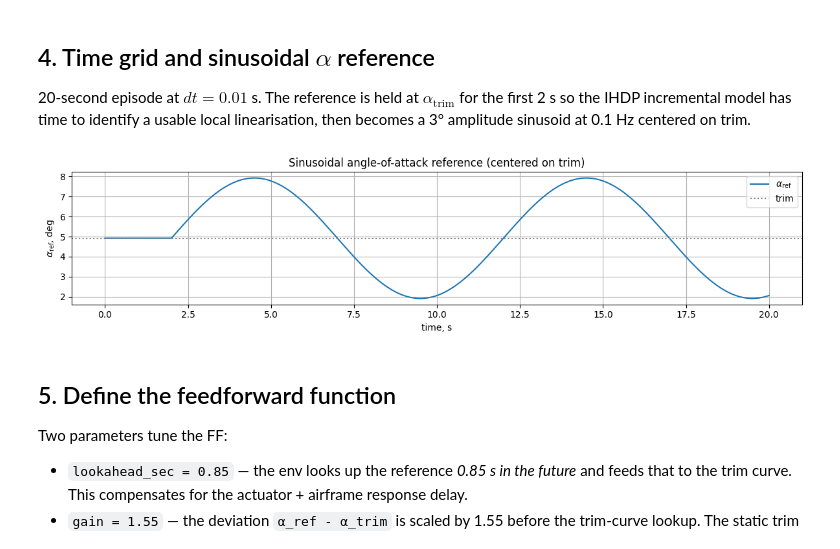
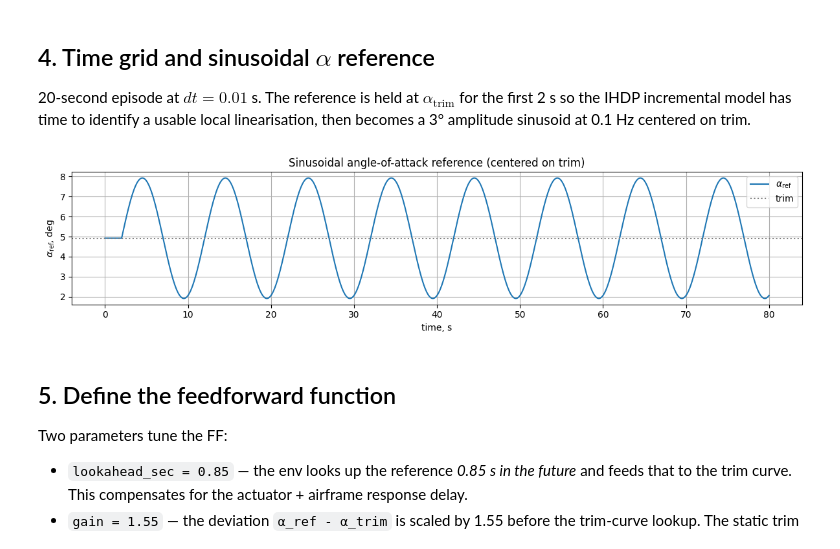
Before and after one commit to TensorAeroSpace/TensorAeroSpace, a Jupyter notebook: example/reinforcement_learning/example_ihdp_nonlinear_f16.ipynb, the cells around one changed output. Cells and saved outputs as stored; diff of their text form; code cells hidden in the pictures.

```diff
--- a/example/reinforcement_learning/example_ihdp_nonlinear_f16.ipynb
+++ b/example/reinforcement_learning/example_ihdp_nonlinear_f16.ipynb
@@ -105,34 +105,34 @@ plt.show()
 20-second episode at $dt = 0.01$ s. The reference is held at $\alpha_{\text{trim}}$ for the first 2 s so the IHDP incremental model has time to identify a usable local linearisation, then becomes a 3° amplitude sinusoid at 0.1 Hz centered on trim.
 # %%
 dt = 0.01
-tp = generate_time_period(tn=20, dt=dt)
+tp = generate_time_period(tn=80, dt=dt)
 tps = convert_tp_to_sec_tp(tp, dt=dt)
 number_time_steps = len(tp)
 
 amplitude_deg = 3.0
 freq_hz = 0.1
 warmup_sec = 2.0
 warmup_steps = int(warmup_sec / dt)
 
 ref_alpha_rad = np.full(number_time_steps, alpha_trim_rad)
 active_t = np.arange(number_time_steps - warmup_steps) * dt
 ref_alpha_rad[warmup_steps:] = (
     alpha_trim_rad + math.radians(amplitude_deg) * np.sin(2 * np.pi * freq_hz * active_t)
 )
 reference_signals = ref_alpha_rad.reshape(1, -1)
 
 fig, ax = plt.subplots(figsize=(12, 3))
 ax.plot(tps, np.rad2deg(reference_signals[0]), label=r"$\alpha_{\mathrm{ref}}$")
 ax.axhline(alpha_trim_deg, color="tab:gray", linestyle=":", label="trim")
 ax.set_xlabel("time, s")
 ax.set_ylabel(r"$\alpha_{\mathrm{ref}}$, deg")
 ax.set_title("Sinusoidal angle-of-attack reference (centered on trim)")
 ax.grid(True)
 ax.legend()
 plt.tight_layout()
 plt.show()
 # %% [output]
-[figure, old version]
+[figure, new version]
 # %% [markdown]
 ## 5. Define the feedforward function
 
```
Also changed, not shown: parts of 6 cells of this notebook.
